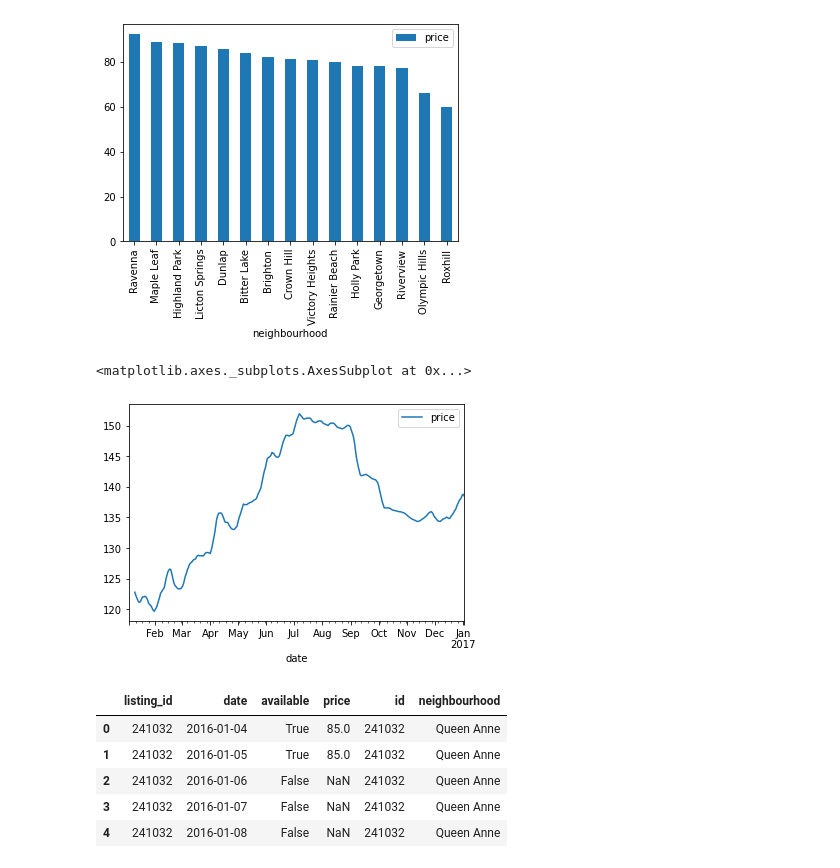
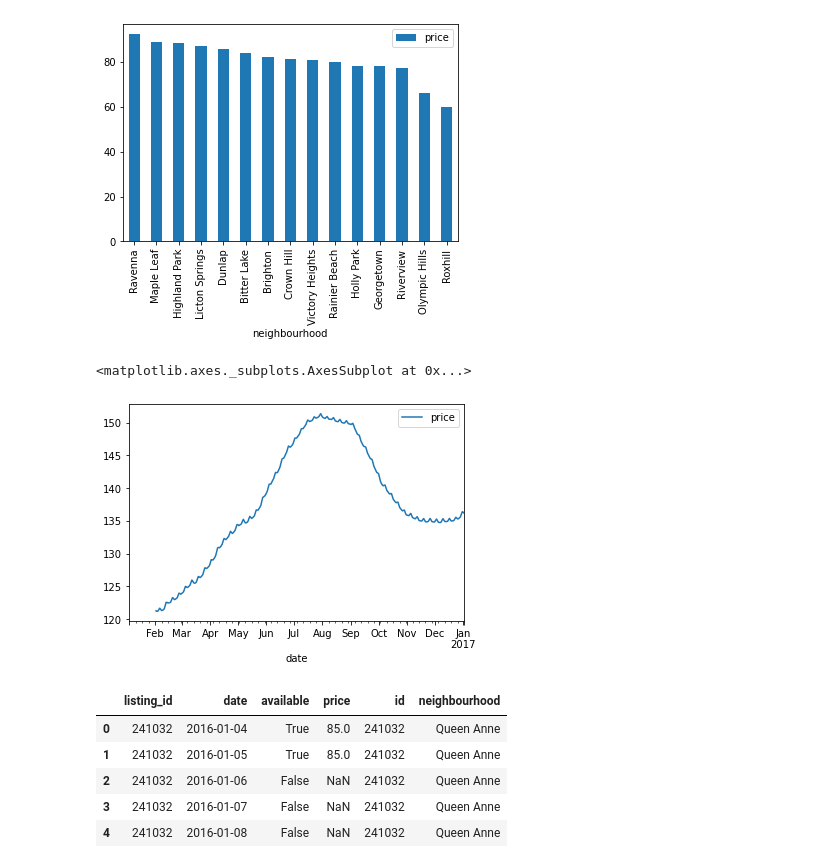
Before and after one commit to bruno-doval/Project-1, a Jupyter notebook: wrangling.ipynb, the cells around one changed output. Cells and saved outputs as stored; diff of their text form; code cells hidden in the pictures.

```diff
--- a/wrangling.ipynb
+++ b/wrangling.ipynb
@@ -122,10 +122,10 @@ cal_n.groupby(['neighbourhood']).agg({'price':'mean'}).sort_values(by='price',as
 <matplotlib.axes._subplots.AxesSubplot at 0x...>
 [figure]
 # %%
-cal_n.groupby(['date']).agg({'price':'mean'}).rolling(window=7).mean().plot()
+cal_n.groupby(['date']).agg({'price':'mean'}).rolling(window=30).mean().plot()
 # %% [output]
 <matplotlib.axes._subplots.AxesSubplot at 0x...>
-[figure, old version]
+[figure, new version]
 # %%
 cal_n.groupby(['neighbourhood','listing_id']).sum()
 # %% [output]
```
Also changed, not shown: parts of 2 cells of this notebook, 2 other files.
